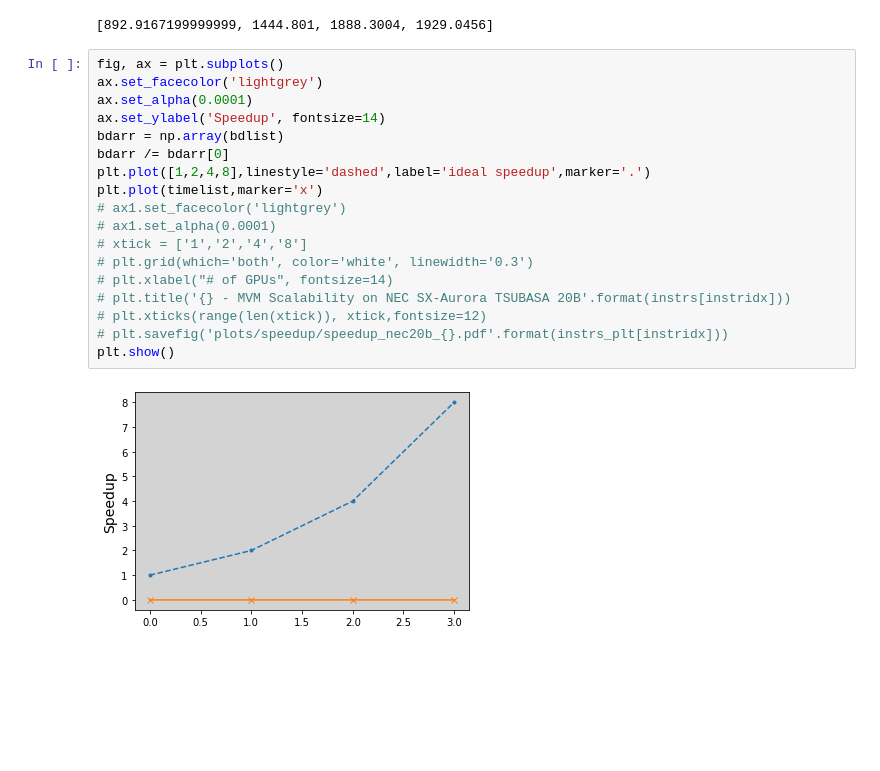
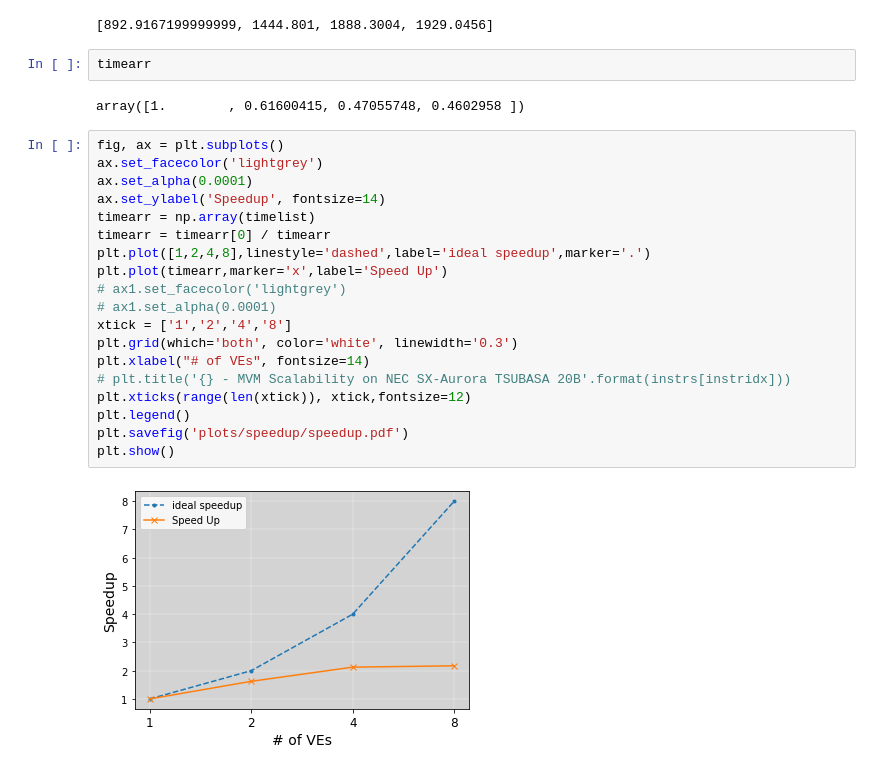
Before and after one commit to hongyx11/dgemv_benchmark, a Jupyter notebook: tlr_gemv/speedup.ipynb, the cells around one changed output. Cells and saved outputs as stored; diff of their text form; blank space fills up the shorter version.

```diff
--- a/tlr_gemv/speedup.ipynb
+++ b/tlr_gemv/speedup.ipynb
@@ -58,23 +58,28 @@ print(timelist)
 print(bdlist)
 # %% [output]
 [892.9167199999999, 1444.801, 1888.3004, 1929.0456]
+# %%
+timearr
+# %% [output]
+array([1.        , 0.61600415, 0.47055748, 0.4602958 ])
 # %%
 fig, ax = plt.subplots()
 ax.set_facecolor('lightgrey')
 ax.set_alpha(0.0001)
 ax.set_ylabel('Speedup', fontsize=14)
-bdarr = np.array(bdlist)
-bdarr /= bdarr[0]
+timearr = np.array(timelist)
+timearr = timearr[0] / timearr
 plt.plot([1,2,4,8],linestyle='dashed',label='ideal speedup',marker='.')
-plt.plot(timelist,marker='x')
+plt.plot(timearr,marker='x',label='Speed Up')
 # ax1.set_facecolor('lightgrey')
 # ax1.set_alpha(0.0001)
-# xtick = ['1','2','4','8']
-# plt.grid(which='both', color='white', linewidth='0.3')
-# plt.xlabel("# of GPUs", fontsize=14)
+xtick = ['1','2','4','8']
+plt.grid(which='both', color='white', linewidth='0.3')
+plt.xlabel("# of VEs", fontsize=14)
 # plt.title('{} - MVM Scalability on NEC SX-Aurora TSUBASA 20B'.format(instrs[instridx]))
-# plt.xticks(range(len(xtick)), xtick,fontsize=12)
-# plt.savefig('plots/speedup/speedup_nec20b_{}.pdf'.format(instrs_plt[instridx]))
+plt.xticks(range(len(xtick)), xtick,fontsize=12)
+plt.legend()
+plt.savefig('plots/speedup/speedup.pdf')
 plt.show()
 # %% [output]
-[figure, old version]
+[figure, new version]
```
Also changed, not shown: 2 other files.
